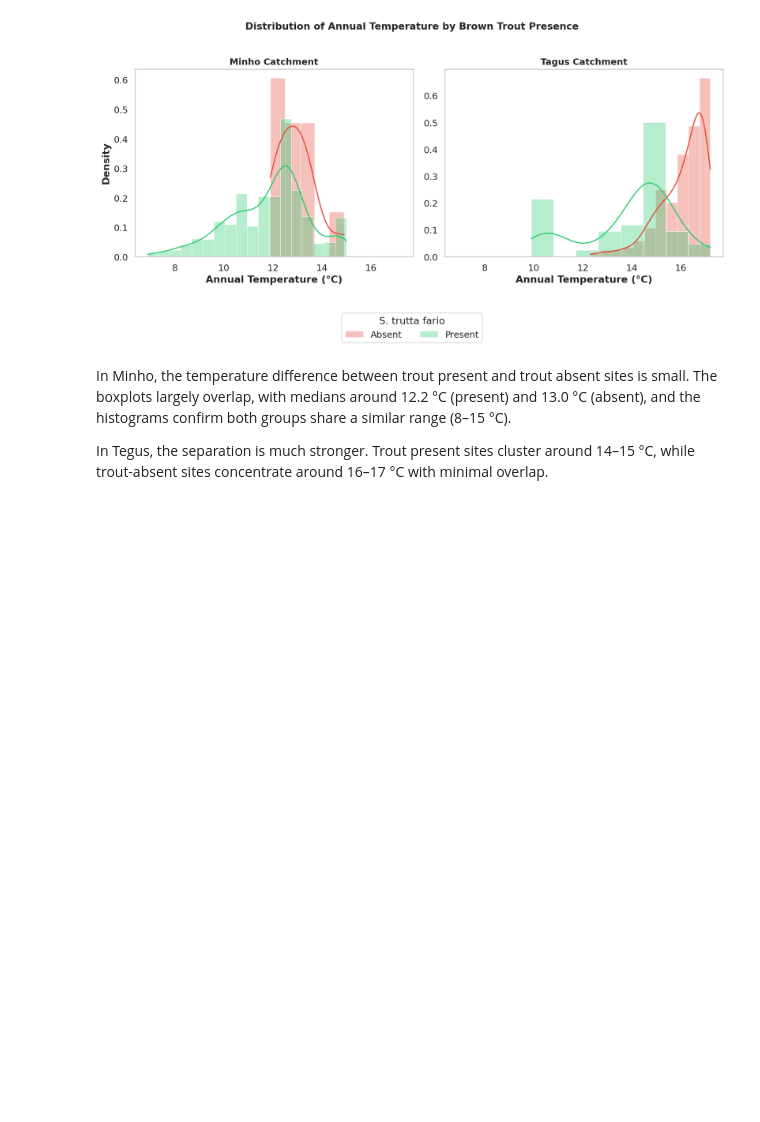
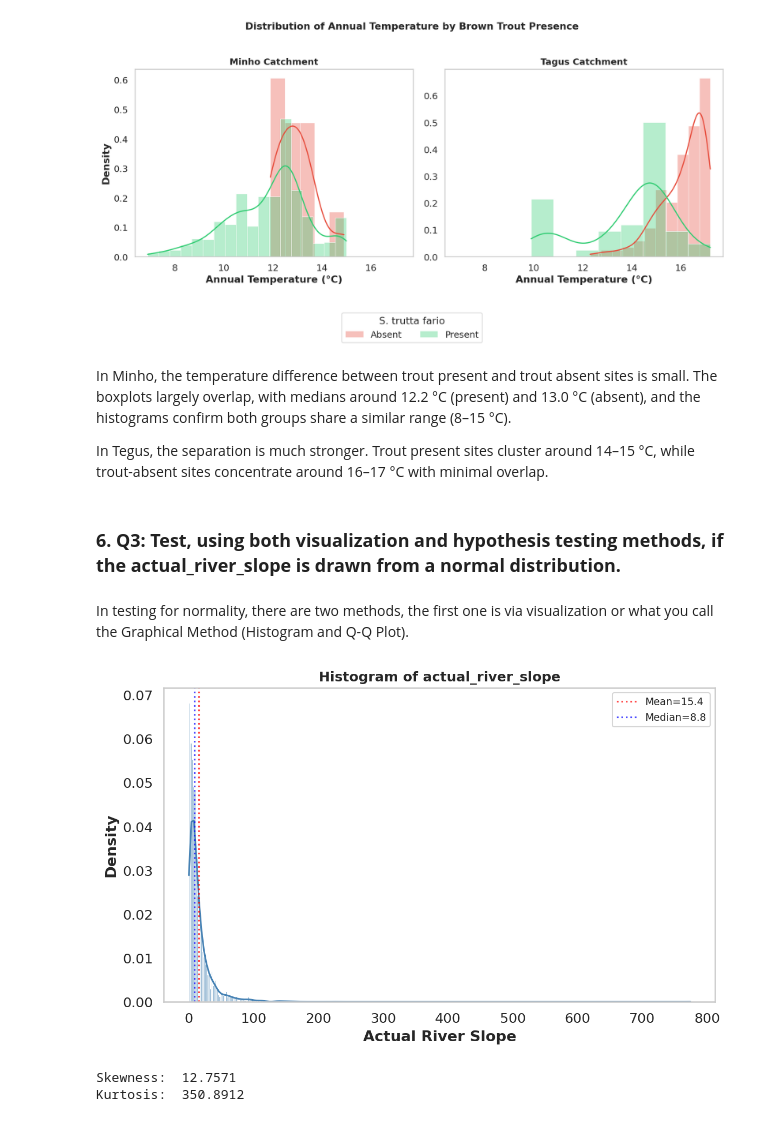
Before and after one commit to dgonzales1222/greends_avcad_exercises, a Jupyter notebook: exercise_04/avcad_exer04_dgonzales.ipynb, the cells around one changed output. Saved outputs shown, nothing was run; the diff lists cells and outputs as text; code cells hidden in the pictures; blank space fills up the shorter version.

```diff
--- a/exercise_04/avcad_exer04_dgonzales.ipynb
+++ b/exercise_04/avcad_exer04_dgonzales.ipynb
@@ -214,3 +214,33 @@ plt.show()
 In Minho, the temperature difference between trout present and trout absent sites is small. The boxplots largely overlap, with medians around 12.2 °C (present) and 13.0 °C (absent), and the histograms confirm both groups share a similar range (8–15 °C).
 
 In Tegus, the separation is much stronger. Trout present sites cluster around 14–15 °C, while trout-absent sites concentrate around 16–17 °C with minimal overlap.
+# %% [markdown]
+### **6. Q3: Test, using both visualization and hypothesis testing methods, if the actual_river_slope is drawn from a normal distribution.**
+# %% [markdown]
+In testing for normality, there are two methods, the first one is via visualization or what you call the Graphical Method (Histogram and Q-Q Plot).
+# %%
+# @title Histogram with KDE and normal overlay
+slope = df2['Actual_river_slope'].dropna()
+
+fig, ax = plt.subplots(figsize=(8, 5))
+sns.histplot(slope, kde=True, ax=ax, color='steelblue', stat="density",
+             alpha=0.5, edgecolor="white", linewidth=0.5)
+
+# Overlay theoretical normal
+x = np.linspace(slope.min(), slope.max(), 200)
+ax.axvline(slope.mean(), color='red', linestyle=':', alpha=0.7, label=f'Mean={slope.mean():.1f}')
+ax.axvline(slope.median(), color='blue', linestyle=':', alpha=0.7, label=f'Median={slope.median():.1f}')
+ax.legend(fontsize=9)
+ax.set_title("Histogram of actual_river_slope", fontsize=12)
+ax.set_xlabel("Actual River Slope")
+ax.set_ylabel("Density")
+ax.grid(False)
+plt.tight_layout()
+plt.show()
+
+print(f"Skewness:  {slope.skew():.4f}")
+print(f"Kurtosis:  {slope.kurtosis():.4f}")
+# %% [output]
+[figure, added]
+Skewness:  12.7571
+Kurtosis:  350.8912
```
Also changed, not shown: parts of 6 cells of this notebook.
